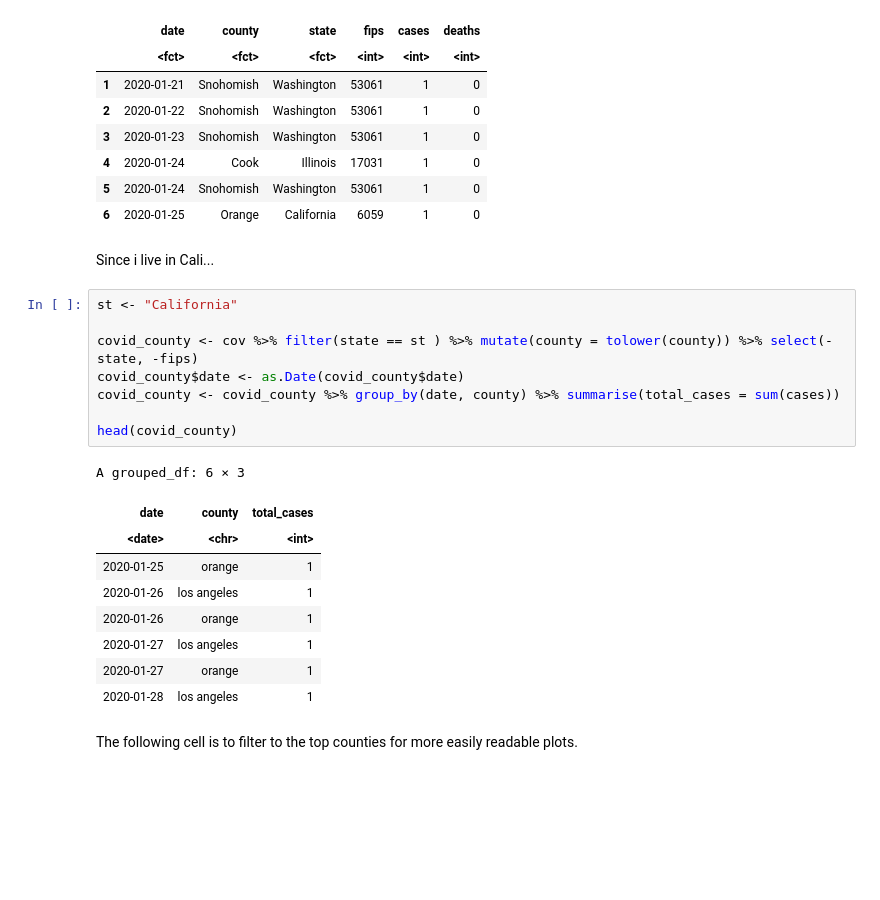
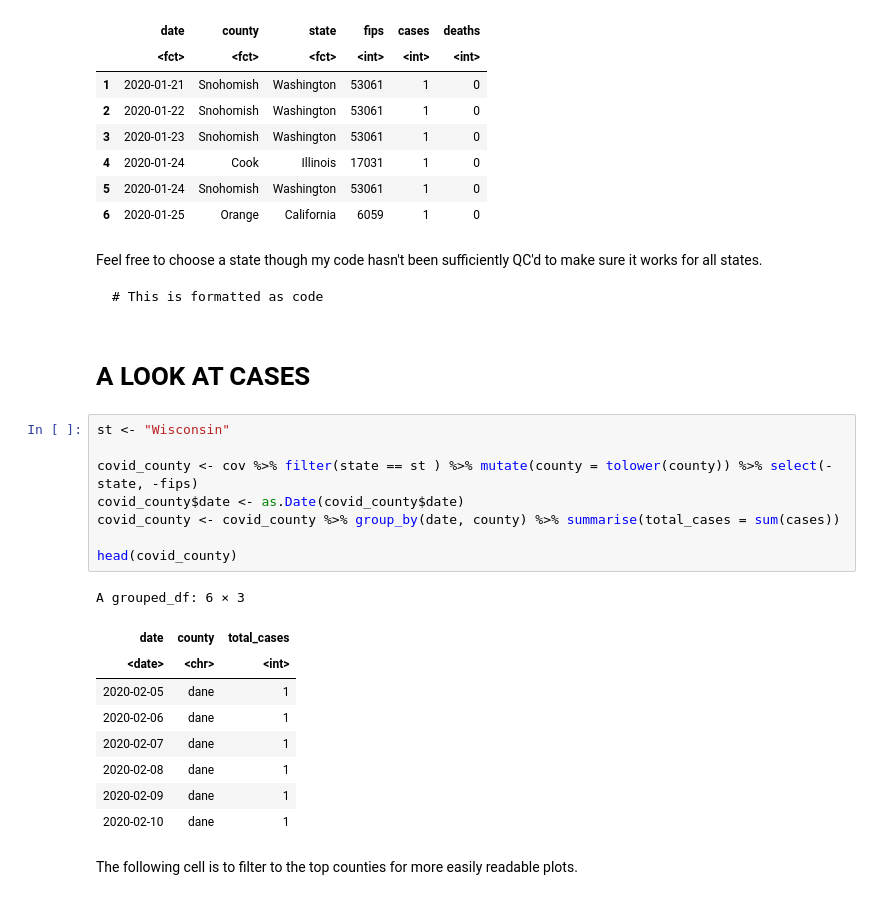
Before and after one commit to raym26/covid_by_county_EDA, a Jupyter notebook: Covid_by_county_EDA.ipynb, the cells around one changed output. Drawn from its saved outputs; the diff is of its cells as text; blank space fills up the shorter version.

````diff
--- a/Covid_by_county_EDA.ipynb
+++ b/Covid_by_county_EDA.ipynb
@@ -51,26 +52,34 @@ A data.frame: 6 × 6
 | 4 | 2020-01-24 | Cook | Illinois | 17031 | 1 | 0 |
 | 5 | 2020-01-24 | Snohomish | Washington | 53061 | 1 | 0 |
 | 6 | 2020-01-25 | Orange | California | 6059 | 1 | 0 |
-# %% [markdown]
-Since i live in Cali...
+# %% [markdown]
+
+
+Feel free to choose a state though my code hasn't been sufficiently QC'd to make sure it works for all states.
+
+```
+# This is formatted as code
+```
+# %% [markdown]
+# A LOOK AT CASES
 # %%
-st <- "California"
+st <- "Wisconsin"
 
 covid_county <- cov %>% filter(state == st ) %>% mutate(county = tolower(county)) %>% select(-state, -fips)
 covid_county$date <- as.Date(covid_county$date)
 covid_county <- covid_county %>% group_by(date, county) %>% summarise(total_cases = sum(cases))
 
 head(covid_county)
 # %% [output]
 A grouped_df: 6 × 3
 | date | county | total_cases |
 | <date> | <chr> | <int> |
-| 2020-01-25 | orange | 1 |
-| 2020-01-26 | los angeles | 1 |
-| 2020-01-26 | orange | 1 |
-| 2020-01-27 | los angeles | 1 |
-| 2020-01-27 | orange | 1 |
-| 2020-01-28 | los angeles | 1 |
+| 2020-02-05 | dane | 1 |
+| 2020-02-06 | dane | 1 |
+| 2020-02-07 | dane | 1 |
+| 2020-02-08 | dane | 1 |
+| 2020-02-09 | dane | 1 |
+| 2020-02-10 | dane | 1 |
 # %% [markdown]
 The following cell is to filter to the top counties for more easily readable plots.
 # %%
````
Also changed, not shown: parts of 10 cells of this notebook.
